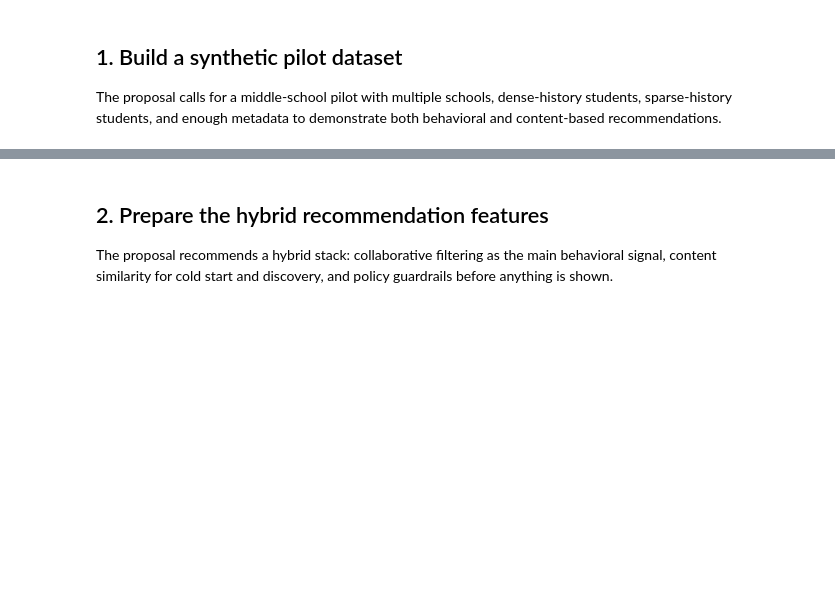
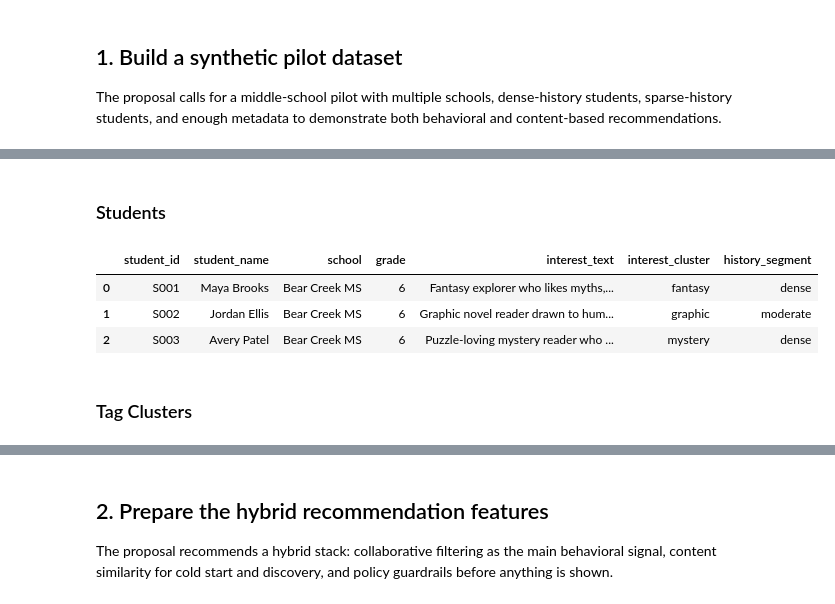
Before and after one commit to moro-no-kimi/qvest, a Jupyter notebook: copilot/hybrid_recommendation_demo.ipynb, the cells around one changed output, grey strips where cells are left out. Drawn from its saved outputs; the diff is of its cells as text; code cells hidden in the pictures; blank space fills up the shorter version.

```diff
--- a/copilot/hybrid_recommendation_demo.ipynb
+++ b/copilot/hybrid_recommendation_demo.ipynb
@@ -149,0 +72,38 @@ summary
+# %% [markdown]
+### Students
+# %%
+
+student_seed = [
+    ('S001', 'Maya Brooks', 'Bear Creek MS', 6, 'Fantasy explorer who likes myths, friendship, and school mysteries', 'fantasy', 'dense'),
+    ('S002', 'Jordan Ellis', 'Bear Creek MS', 6, 'Graphic novel reader drawn to humor, belonging, and friendship', 'graphic', 'moderate'),
+    ('S003', 'Avery Patel', 'Bear Creek MS', 6, 'Puzzle-loving mystery reader who enjoys library games and clues', 'mystery', 'dense'),
+    ('S004', 'Noah Rivera', 'Bear Creek MS', 7, 'Dystopian reader interested in survival, rebellion, and hard choices', 'dystopian', 'dense'),
+    ('S005', 'Layla Nguyen', 'Bear Creek MS', 7, 'Sports and realistic fiction reader who likes family and grit', 'sports', 'moderate'),
+    ('S006', 'Ethan Cooper', 'Bear Creek MS', 8, 'Science-minded reader interested in strategy, technology, and pressure', 'science_fiction', 'sparse'),
+    ('S007', 'Zoe Jackson', 'Northgate MS', 6, 'Fantasy reader who likes humor, quests, and brave heroines', 'fantasy', 'dense'),
+    ('S008', 'Daniel Kim', 'Northgate MS', 6, 'STEM-curious reader interested in science, history, and perseverance', 'stem', 'cold_start'),
+    ('S009', 'Amina Hassan', 'Northgate MS', 7, 'Graphic novel reader who responds to identity, empathy, and school stories', 'graphic', 'moderate'),
+    ('S010', 'Lucas Reed', 'Northgate MS', 7, 'Dystopian reader who likes fast-paced survival stories and team strategy', 'dystopian', 'dense'),
+    ('S011', 'Sophia Turner', 'Northgate MS', 8, 'Mystery reader who likes layered puzzles and hidden motives', 'mystery', 'dense'),
+    ('S012', 'Caleb Martin', 'Northgate MS', 8, 'Realistic fiction reader drawn to family, fairness, and voice', 'realistic', 'sparse'),
+    ('S013', 'Emma Diaz', 'Webb Bridge MS', 6, 'Adventure reader who likes humor, monsters, and teamwork', 'adventure', 'moderate'),
+    ('S014', 'Elijah Green', 'Webb Bridge MS', 6, 'Mystery reader who likes codes, teamwork, and quick puzzle wins', 'mystery', 'sparse'),
+    ('S015', 'Harper Lewis', 'Webb Bridge MS', 7, 'Sports and verse reader who likes basketball, rhythm, and family stakes', 'sports', 'dense'),
+    ('S016', 'Mason Clark', 'Webb Bridge MS', 7, 'Dystopian and science fiction reader who likes control systems and strategy', 'dystopian', 'moderate'),
+    ('S017', 'Chloe Adams', 'Webb Bridge MS', 8, 'Fantasy and speculative reader interested in memory, identity, and storytelling', 'fantasy', 'dense'),
+    ('S018', 'Benjamin Scott', 'Webb Bridge MS', 8, 'New-to-reading-profile student with interest in basketball and graphic novels', 'sports', 'cold_start')
+]
+
+students = pd.DataFrame(
+    student_seed,
+    columns=['student_id', 'student_name', 'school', 'grade', 'interest_text', 'interest_cluster', 'history_segment']
+)
+
+students.head(3)
+# %% [output]
+|  | student_id | student_name | school | grade | interest_text | interest_cluster | history_segment |
+| 0 | S001 | Maya Brooks | Bear Creek MS | 6 | Fantasy explorer who likes myths,... | fantasy | dense |
+| 1 | S002 | Jordan Ellis | Bear Creek MS | 6 | Graphic novel reader drawn to hum... | graphic | moderate |
+| 2 | S003 | Avery Patel | Bear Creek MS | 6 | Puzzle-loving mystery reader who ... | mystery | dense |
+# %% [markdown]
+### Tag Clusters
```
Also changed, not shown: parts of 7 cells of this notebook.
